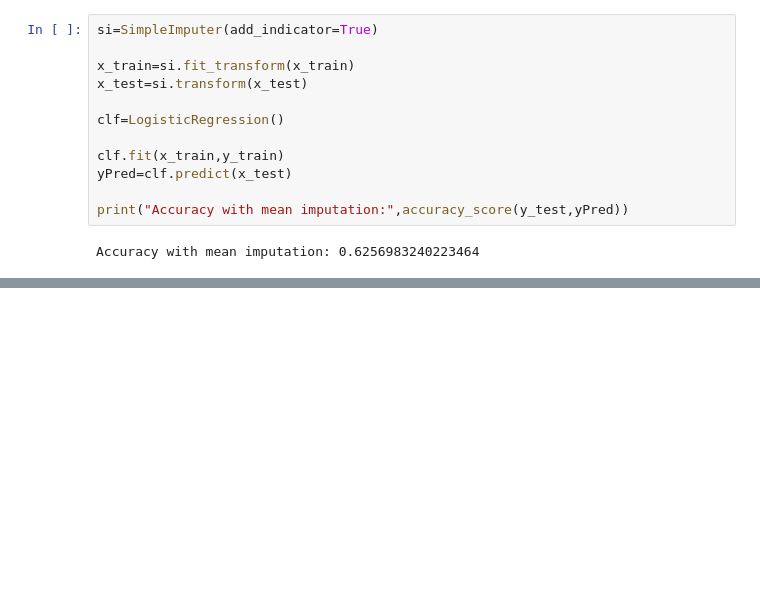
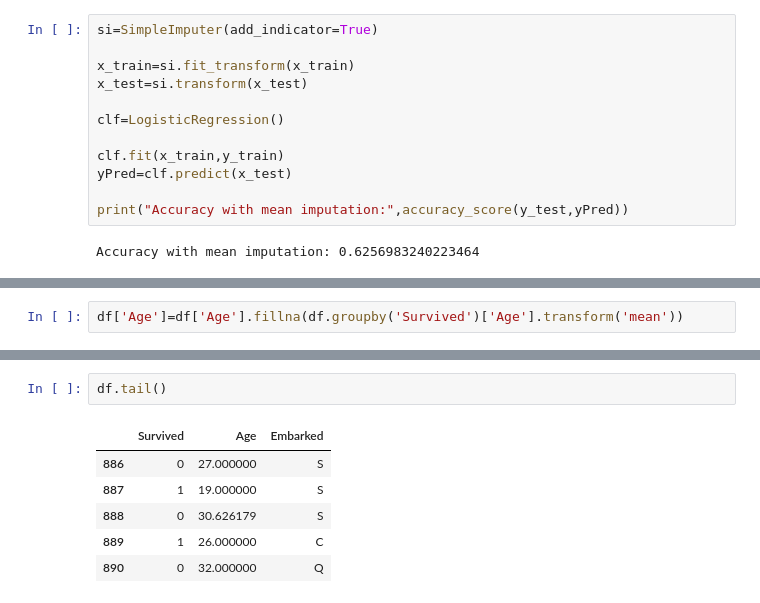
Before and after one commit to tapaskumarpaul84/MachineLearning, a Jupyter notebook: Feature_Engineering/09_FE_handle_missingvalues.ipynb, the cells around one changed output, grey strips where cells are left out. Drawn from its saved outputs; the diff is of its cells as text; blank space fills up the shorter version.

```diff
--- a/Feature_Engineering/09_FE_handle_missingvalues.ipynb
+++ b/Feature_Engineering/09_FE_handle_missingvalues.ipynb
@@ -701,0 +733,2 @@ Accuracy with mean imputation: 0.6256983240223464
+# %%
+df['Age']=df['Age'].fillna(df.groupby('Survived')['Age'].transform('mean'))
@@ -701,0 +742,9 @@ Accuracy with mean imputation: 0.6256983240223464
+# %%
+df.tail()
+# %% [output]
+|  | Survived | Age | Embarked |
+| 886 | 0 | 27.000000 | S |
+| 887 | 1 | 19.000000 | S |
+| 888 | 0 | 30.626179 | S |
+| 889 | 1 | 26.000000 | C |
+| 890 | 0 | 32.000000 | Q |
```
Also changed, not shown: parts of 7 cells of this notebook, 3 other files.
